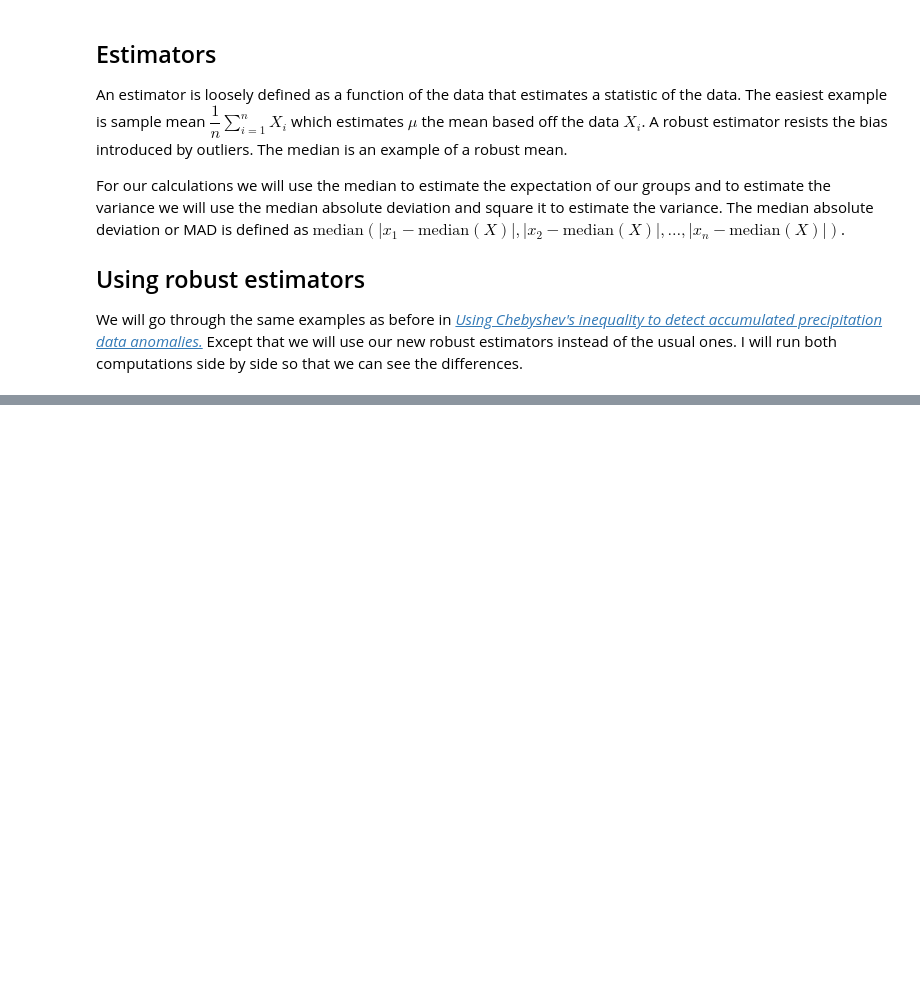
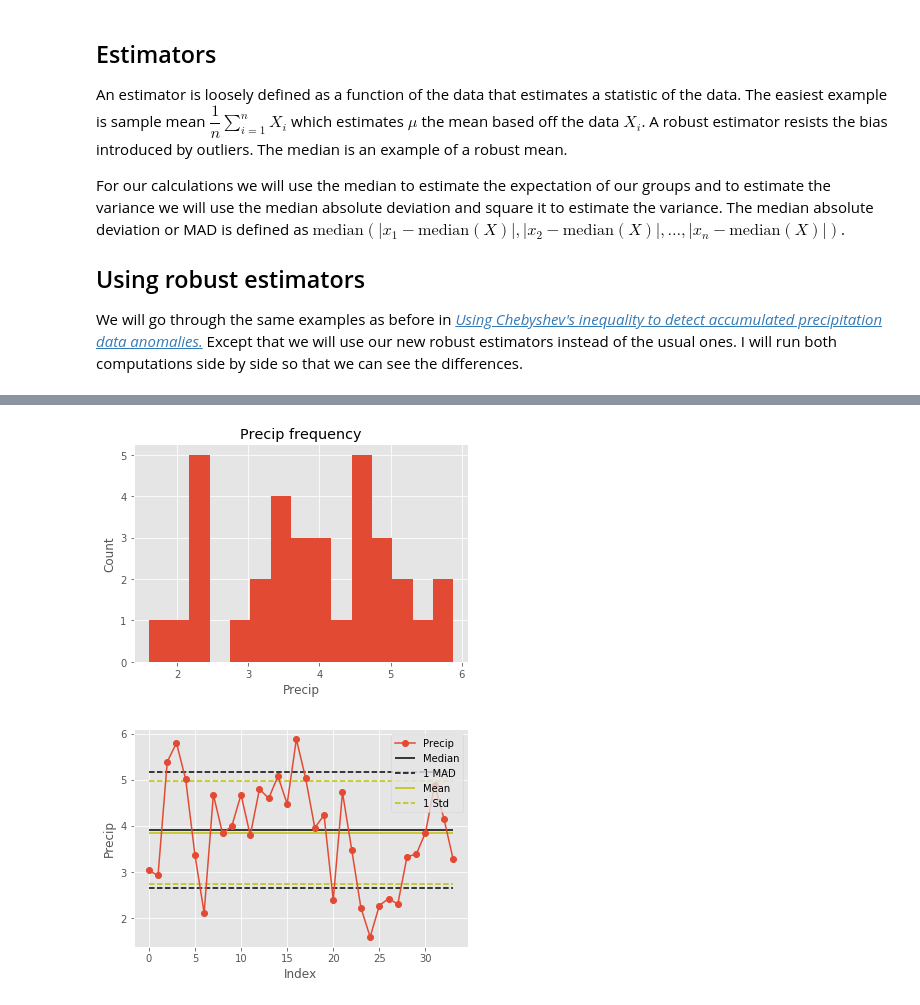
Before and after one commit to agentturbo1/precip_anomaly_detection, a Jupyter notebook: improved_chebyshev.ipynb, the cells around one changed output, grey strips where cells are left out. Cells and saved outputs as stored; diff of their text form; code cells hidden in the pictures; blank space fills up the shorter version.

```diff
--- a/improved_chebyshev.ipynb
+++ b/improved_chebyshev.ipynb
@@ -43,0 +101,16 @@ TODO: Copy and modify computations from other notebook
+# %%
+# A api call to a 'normal' set of precip data. not normal as in distribution, but in colloquial terms.
+normal_ex = "http://api.mesowest.net/v2/stations/precip?&radius=30,-97.8,15&token=demotoken&units=english&timeformat=%s&pmode=totals&start=201809150000&end=201810150000&network=1,2,213,234,106123,225,187"
+
+normal_ex_df = pd.DataFrame()
+
+file_exist = os.path.isfile('./normal_ex.csv')
+
+if file_exist:
+    normal_ex_df = pd.read_csv('./normal_ex.csv')
+else:
+    print("File not found. Re-acquiring data from API. Results may vary.")
+    normal_ex_df = make_dataframe(query_string=normal_ex)
+    normal_ex_df.to_csv('./normal_ex.csv', index=False)
+
+normal_ex_df
@@ -43,0 +135,5 @@ TODO: Copy and modify computations from other notebook
+# %%
+_plot_(normal_ex_df['ACCUM_30_DAYS'].values)
+# %% [output]
+[figure, added]
+[figure, added]
```
Also changed, not shown: parts of 16 cells of this notebook, 1 other file.
